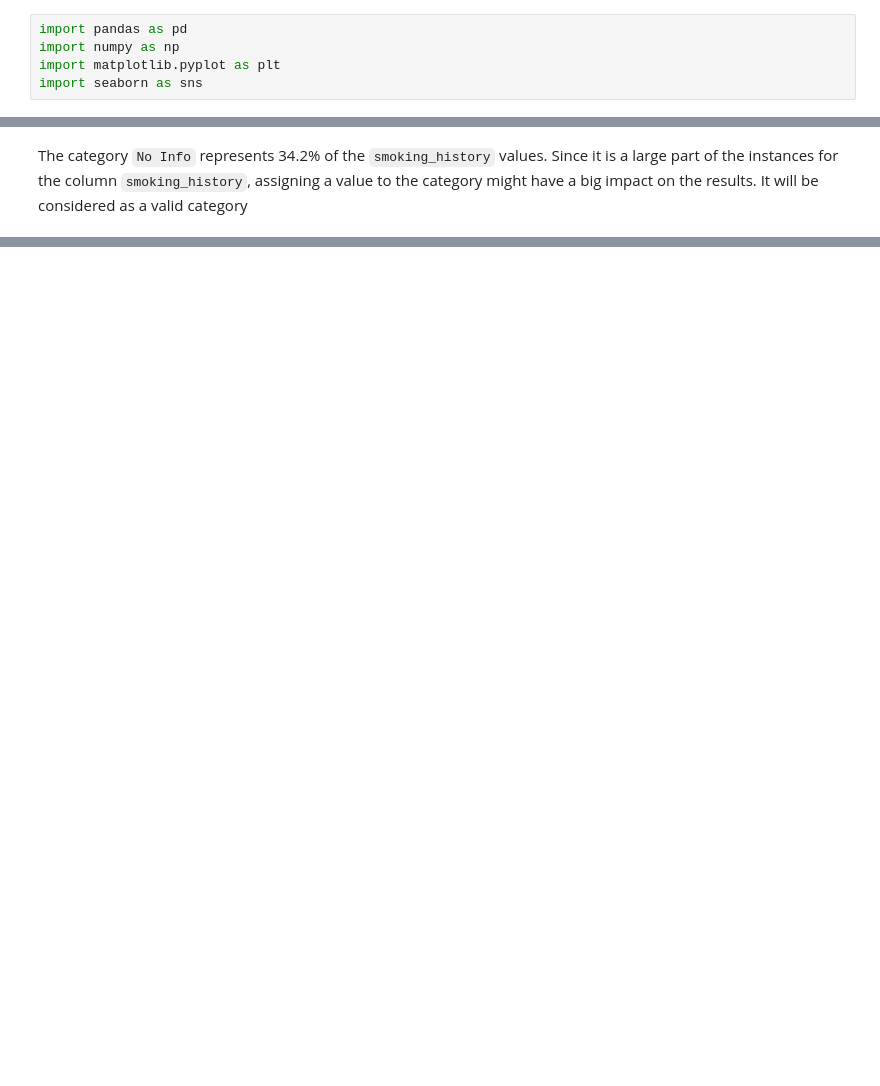
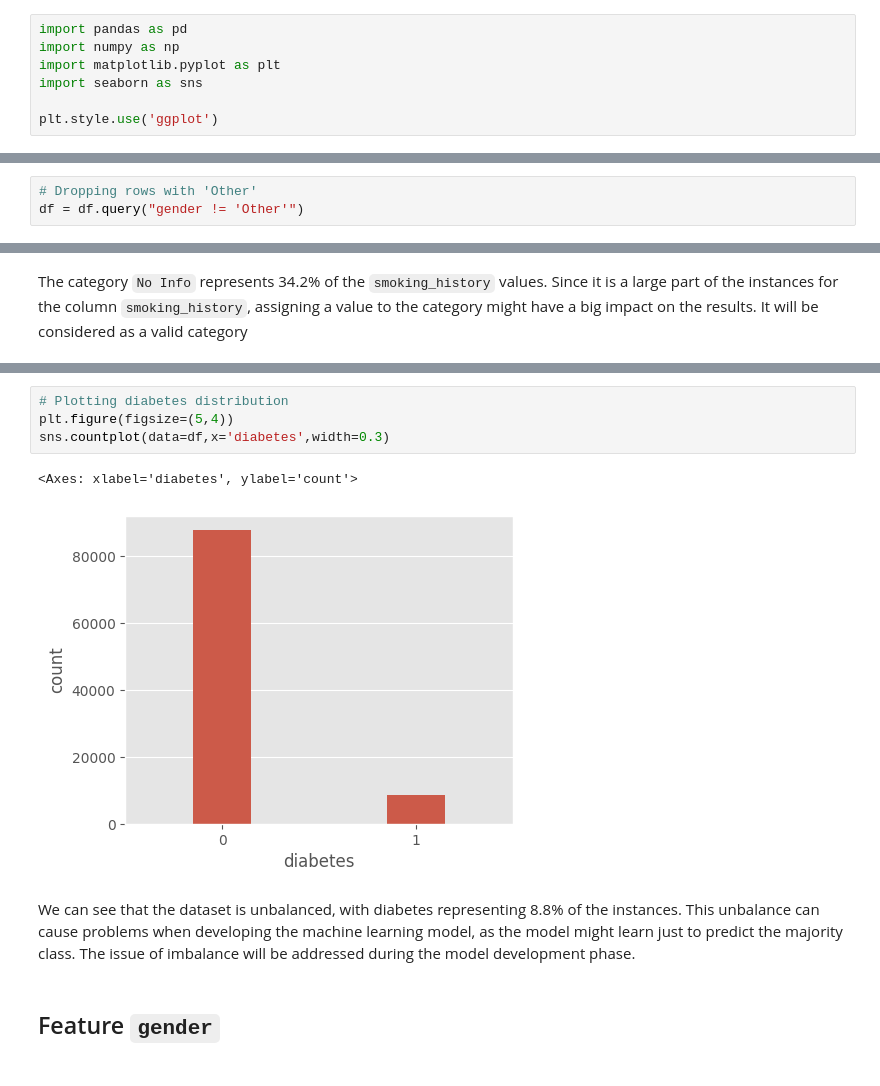
Before and after one commit to andreprovensi/diabetes_machine_learning_app, a Jupyter notebook: diabetes_notebook.ipynb, the cells around one changed output, grey strips where cells are left out. Drawn from its saved outputs; the diff is of its cells as text; blank space fills up the shorter version.

```diff
--- a/diabetes_notebook.ipynb
+++ b/diabetes_notebook.ipynb
@@ -54,6 +54,8 @@ import pandas as pd
 import numpy as np
 import matplotlib.pyplot as plt
 import seaborn as sns
+
+plt.style.use('ggplot')
 # %% [markdown]
 <h1>Exploratory Data Analysis</h1>
 # %%
@@ -148,6 +150,9 @@ Other     0.000187
 Name: proportion, dtype: float64
 # %% [markdown]
 <div>The category <code>Other</code> represents only 0.0187% of the values. Since it is a very small part, it will be dropped</div>
+# %%
+# Dropping rows with 'Other'
+df = df.query("gender != 'Other'")
 # %%
 # Checking the proportion of the category 'No Info' for the smoking_history feature
 df['smoking_history'].value_counts(normalize=True)
@@ -164,0 +180,11 @@ Name: proportion, dtype: float64
+# %%
+# Plotting diabetes distribution
+plt.figure(figsize=(5,4))
+sns.countplot(data=df,x='diabetes',width=0.3)
+# %% [output]
+<Axes: xlabel='diabetes', ylabel='count'>
+[figure, added]
+# %% [markdown]
+<div>We can see that the dataset is unbalanced, with diabetes representing 8.8% of the instances. This unbalance can cause problems when developing the machine learning model, as the model might learn just to predict the majority class. The issue of imbalance will be addressed during the model development phase.<div>
+# %% [markdown]
+<h2>Feature <code>gender</code><h2>
```
Also changed, not shown: parts of 17 cells of this notebook.
